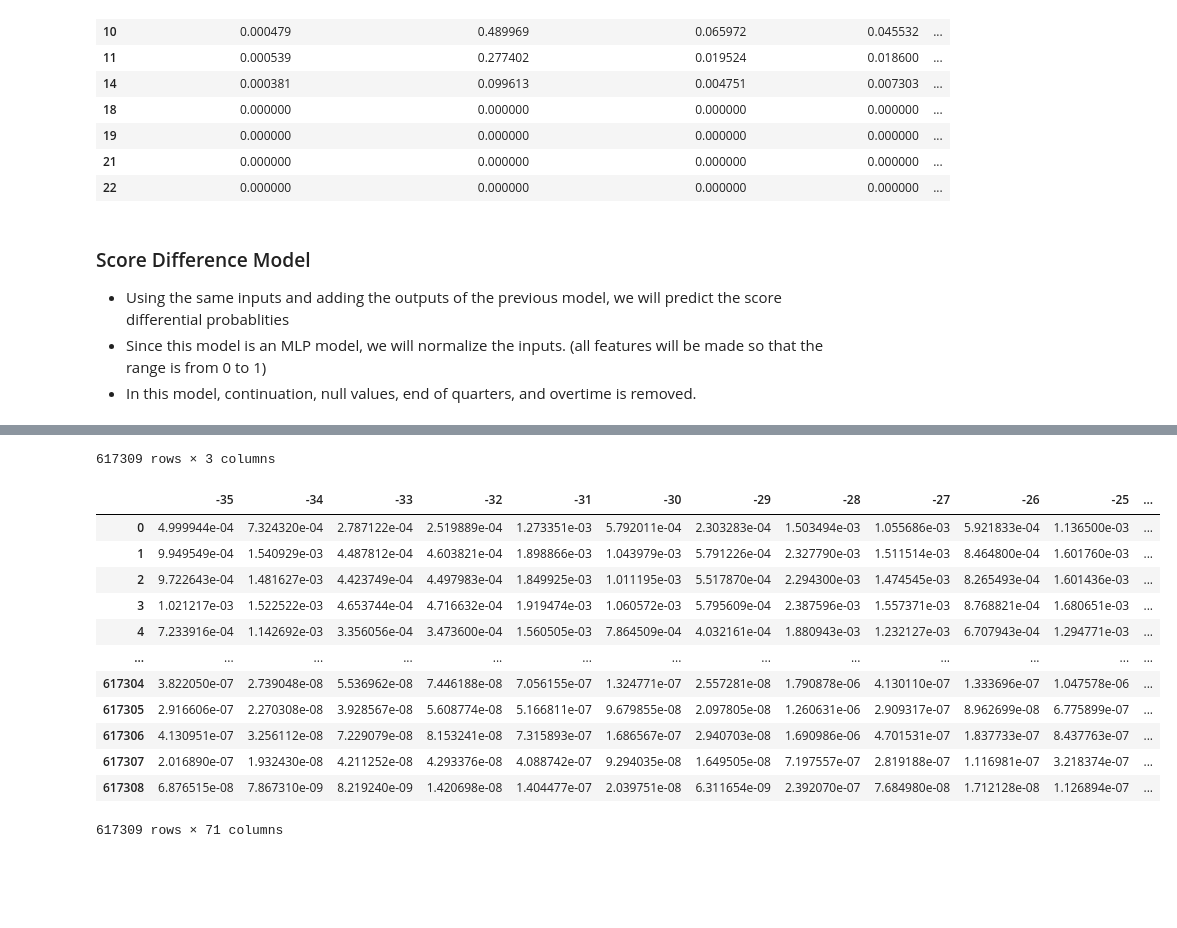
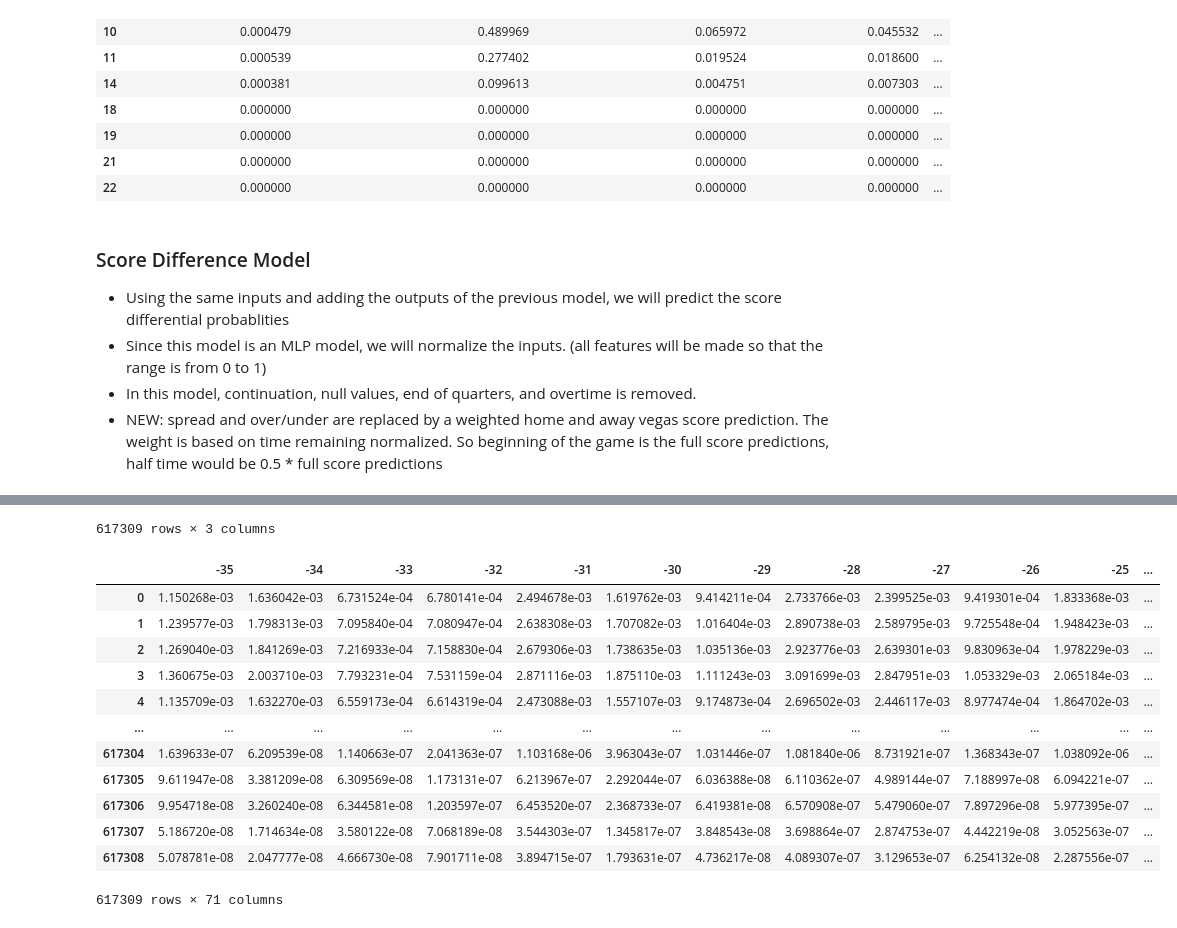
Before and after one commit to lucas-haupt/nfl-live-win-probability, a Jupyter notebook: notebooks/model_1.0_tutorial.ipynb, the cells around one changed output, grey strips where cells are left out. Saved outputs shown, nothing was run; the diff lists cells and outputs as text; code cells hidden in the pictures; blank space fills up the shorter version.

Commit message:
newest model
model includes weighted vegas points predictions

```diff
--- a/notebooks/model_1.0_tutorial.ipynb
+++ b/notebooks/model_1.0_tutorial.ipynb
@@ -284,12 +287,57 @@ display_html(model_df[mask_model][search_rf_drive_class_names_home].head(15))
 * Using the same inputs and adding the outputs of the previous model, we will predict the score differential probablities
 * Since this model is an MLP model, we will normalize the inputs. (all features will be made so that the range is from 0 to 1)
 * In this model, continuation, null values, end of quarters, and overtime is removed.
+* NEW: spread and over/under are replaced by a weighted home and away vegas score prediction. The weight is based on time remaining normalized. So beginning of the game is the full score predictions, half time would be 0.5 * full score predictions
 # %%
-search_mlp_score_diff_clipped_rf_drive_preds = pickle.load(open(os.path.join(root_dir, "models/search_mlp_score_diff_clipped_rf_drive_preds.p"), 'rb'))
+model_df["away_vegas_score_pred"] = np.clip(model_df["cur_over_under"], 30, 80) * 0.5 + model_df["cur_spread"] * 0.5
+model_df["home_vegas_score_pred"] = np.clip(model_df["cur_over_under"], 30, 80) * 0.5 - model_df["cur_spread"] * 0.5
+model_df["away_vegas_score_pred_weighted"] = model_df["away_vegas_score_pred"] * (model_df["time_left_in_game"] / 3600)
+model_df["home_vegas_score_pred_weighted"] = model_df["home_vegas_score_pred"] * (model_df["time_left_in_game"] / 3600)
+
+
+# search_mlp_score_diff_clipped_rf_drive_preds = pickle.load(open(os.path.join(root_dir, "models/search_mlp_score_diff_clipped_rf_drive_preds.p"), 'rb'))
+search_mlp_score_diff_clipped_rf_drive_preds = pickle.load(open(os.path.join(root_dir, "models/search_mlp_score_diff_clipped_rf_drive_preds_vegas_adjusted.p"), 'rb'))
 model_df["end_of_regulation_score_diff_change_clipped"] = np.clip(model_df["end_of_regulation_score_diff_change"], -35, 35)
 
 
-input_names_score_pred = [item for item in input_names if item not in ["punt", "field_goal_attempt"]] + ["kick_off", "point_after_kick", "two_point_attempt"] + ["search_rf_play_first_down_home", "search_rf_play_first_down_away"] + search_rf_drive_class_names_home[1:] + search_rf_drive_class_names_away[1:]
+# input_names_score_pred = [item for item in input_names if item not in ["punt", "field_goal_attempt"]] + ["kick_off", "point_after_kick", "two_point_attempt"] + ["search_rf_play_first_down_home", "search_rf_play_first_down_away"] + search_rf_drive_class_names_home[1:] + search_rf_drive_class_names_away[1:]
+
+input_names_score_pred = [
+    'time_left_in_half',
+    'half',
+    'current_score_diff',
+    'current_score_total',
+    'home_vegas_score_pred_weighted',
+    'away_vegas_score_pred_weighted',
+    # 'cur_spread',
+    # 'cur_over_under',
+    'home_timeouts_remaining',
+    'away_timeouts_remaining',
+    'ytg',
+    'yd_from_goal',
+    'down',
+    'home_team_has_ball',
+    'kick_off',
+    'point_after_kick',
+    'two_point_attempt',
+    'search_rf_play_first_down_home',
+    'search_rf_play_first_down_away',
+    'search_rf_drive_field_goal_made_home',
+    'search_rf_drive_field_goal_missed_home',
+    'search_rf_drive_punt_home',
+    'search_rf_drive_safety_home',
+    'search_rf_drive_touch_down_home',
+    'search_rf_drive_turnover_home',
+    'search_rf_drive_turnover_on_downs_home',
+    'search_rf_drive_field_goal_made_away',
+    'search_rf_drive_field_goal_missed_away',
+    'search_rf_drive_punt_away',
+    'search_rf_drive_safety_away',
+    'search_rf_drive_touch_down_away',
+    'search_rf_drive_turnover_away',
+    'search_rf_drive_turnover_on_downs_away'
+
+]
 output_name = "end_of_regulation_score_diff_change_clipped"
 
 mask_model_score_diff = (
@@ -331,14 +379,14 @@ display_html(pd.DataFrame(mlp_search_score_diff_clipped_rf_drive_preds_preds.val
 617309 rows × 3 columns
 |  | -35 | -34 | -33 | -32 | -31 | -30 | -29 | -28 | -27 | -26 | -25 | ... |
-| 0 | 4.999944e-04 | 7.324320e-04 | 2.787122e-04 | 2.519889e-04 | 1.273351e-03 | 5.792011e-04 | 2.303283e-04 | 1.503494e-03 | 1.055686e-03 | 5.921833e-04 | 1.136500e-03 | ... |
-| 1 | 9.949549e-04 | 1.540929e-03 | 4.487812e-04 | 4.603821e-04 | 1.898866e-03 | 1.043979e-03 | 5.791226e-04 | 2.327790e-03 | 1.511514e-03 | 8.464800e-04 | 1.601760e-03 | ... |
-| 2 | 9.722643e-04 | 1.481627e-03 | 4.423749e-04 | 4.497983e-04 | 1.849925e-03 | 1.011195e-03 | 5.517870e-04 | 2.294300e-03 | 1.474545e-03 | 8.265493e-04 | 1.601436e-03 | ... |
-| 3 | 1.021217e-03 | 1.522522e-03 | 4.653744e-04 | 4.716632e-04 | 1.919474e-03 | 1.060572e-03 | 5.795609e-04 | 2.387596e-03 | 1.557371e-03 | 8.768821e-04 | 1.680651e-03 | ... |
-| 4 | 7.233916e-04 | 1.142692e-03 | 3.356056e-04 | 3.473600e-04 | 1.560505e-03 | 7.864509e-04 | 4.032161e-04 | 1.880943e-03 | 1.232127e-03 | 6.707943e-04 | 1.294771e-03 | ... |
+| 0 | 1.150268e-03 | 1.636042e-03 | 6.731524e-04 | 6.780141e-04 | 2.494678e-03 | 1.619762e-03 | 9.414211e-04 | 2.733766e-03 | 2.399525e-03 | 9.419301e-04 | 1.833368e-03 | ... |
+| 1 | 1.239577e-03 | 1.798313e-03 | 7.095840e-04 | 7.080947e-04 | 2.638308e-03 | 1.707082e-03 | 1.016404e-03 | 2.890738e-03 | 2.589795e-03 | 9.725548e-04 | 1.948423e-03 | ... |
+| 2 | 1.269040e-03 | 1.841269e-03 | 7.216933e-04 | 7.158830e-04 | 2.679306e-03 | 1.738635e-03 | 1.035136e-03 | 2.923776e-03 | 2.639301e-03 | 9.830963e-04 | 1.978229e-03 | ... |
+| 3 | 1.360675e-03 | 2.003710e-03 | 7.793231e-04 | 7.531159e-04 | 2.871116e-03 | 1.875110e-03 | 1.111243e-03 | 3.091699e-03 | 2.847951e-03 | 1.053329e-03 | 2.065184e-03 | ... |
+| 4 | 1.135709e-03 | 1.632270e-03 | 6.559173e-04 | 6.614319e-04 | 2.473088e-03 | 1.557107e-03 | 9.174873e-04 | 2.696502e-03 | 2.446117e-03 | 8.977474e-04 | 1.864702e-03 | ... |
 | ... | ... | ... | ... | ... | ... | ... | ... | ... | ... | ... | ... | ... |
-| 617304 | 3.822050e-07 | 2.739048e-08 | 5.536962e-08 | 7.446188e-08 | 7.056155e-07 | 1.324771e-07 | 2.557281e-08 | 1.790878e-06 | 4.130110e-07 | 1.333696e-07 | 1.047578e-06 | ... |
-| 617305 | 2.916606e-07 | 2.270308e-08 | 3.928567e-08 | 5.608774e-08 | 5.166811e-07 | 9.679855e-08 | 2.097805e-08 | 1.260631e-06 | 2.909317e-07 | 8.962699e-08 | 6.775899e-07 | ... |
-| 617306 | 4.130951e-07 | 3.256112e-08 | 7.229079e-08 | 8.153241e-08 | 7.315893e-07 | 1.686567e-07 | 2.940703e-08 | 1.690986e-06 | 4.701531e-07 | 1.837733e-07 | 8.437763e-07 | ... |
-| 617307 | 2.016890e-07 | 1.932430e-08 | 4.211252e-08 | 4.293376e-08 | 4.088742e-07 | 9.294035e-08 | 1.649505e-08 | 7.197557e-07 | 2.819188e-07 | 1.116981e-07 | 3.218374e-07 | ... |
-| 617308 | 6.876515e-08 | 7.867310e-09 | 8.219240e-09 | 1.420698e-08 | 1.404477e-07 | 2.039751e-08 | 6.311654e-09 | 2.392070e-07 | 7.684980e-08 | 1.712128e-08 | 1.126894e-07 | ... |
+| 617304 | 1.639633e-07 | 6.209539e-08 | 1.140663e-07 | 2.041363e-07 | 1.103168e-06 | 3.963043e-07 | 1.031446e-07 | 1.081840e-06 | 8.731921e-07 | 1.368343e-07 | 1.038092e-06 | ... |
+| 617305 | 9.611947e-08 | 3.381209e-08 | 6.309569e-08 | 1.173131e-07 | 6.213967e-07 | 2.292044e-07 | 6.036388e-08 | 6.110362e-07 | 4.989144e-07 | 7.188997e-08 | 6.094221e-07 | ... |
+| 617306 | 9.954718e-08 | 3.260240e-08 | 6.344581e-08 | 1.203597e-07 | 6.453520e-07 | 2.368733e-07 | 6.419381e-08 | 6.570908e-07 | 5.479060e-07 | 7.897296e-08 | 5.977395e-07 | ... |
+| 617307 | 5.186720e-08 | 1.714634e-08 | 3.580122e-08 | 7.068189e-08 | 3.544303e-07 | 1.345817e-07 | 3.848543e-08 | 3.698864e-07 | 2.874753e-07 | 4.442219e-08 | 3.052563e-07 | ... |
+| 617308 | 5.078781e-08 | 2.047777e-08 | 4.666730e-08 | 7.901711e-08 | 3.894715e-07 | 1.793631e-07 | 4.736217e-08 | 4.089307e-07 | 3.129653e-07 | 6.254132e-08 | 2.287556e-07 | ... |
 617309 rows × 71 columns
```
Also changed, not shown: parts of 3 cells of this notebook, 1 other file.
